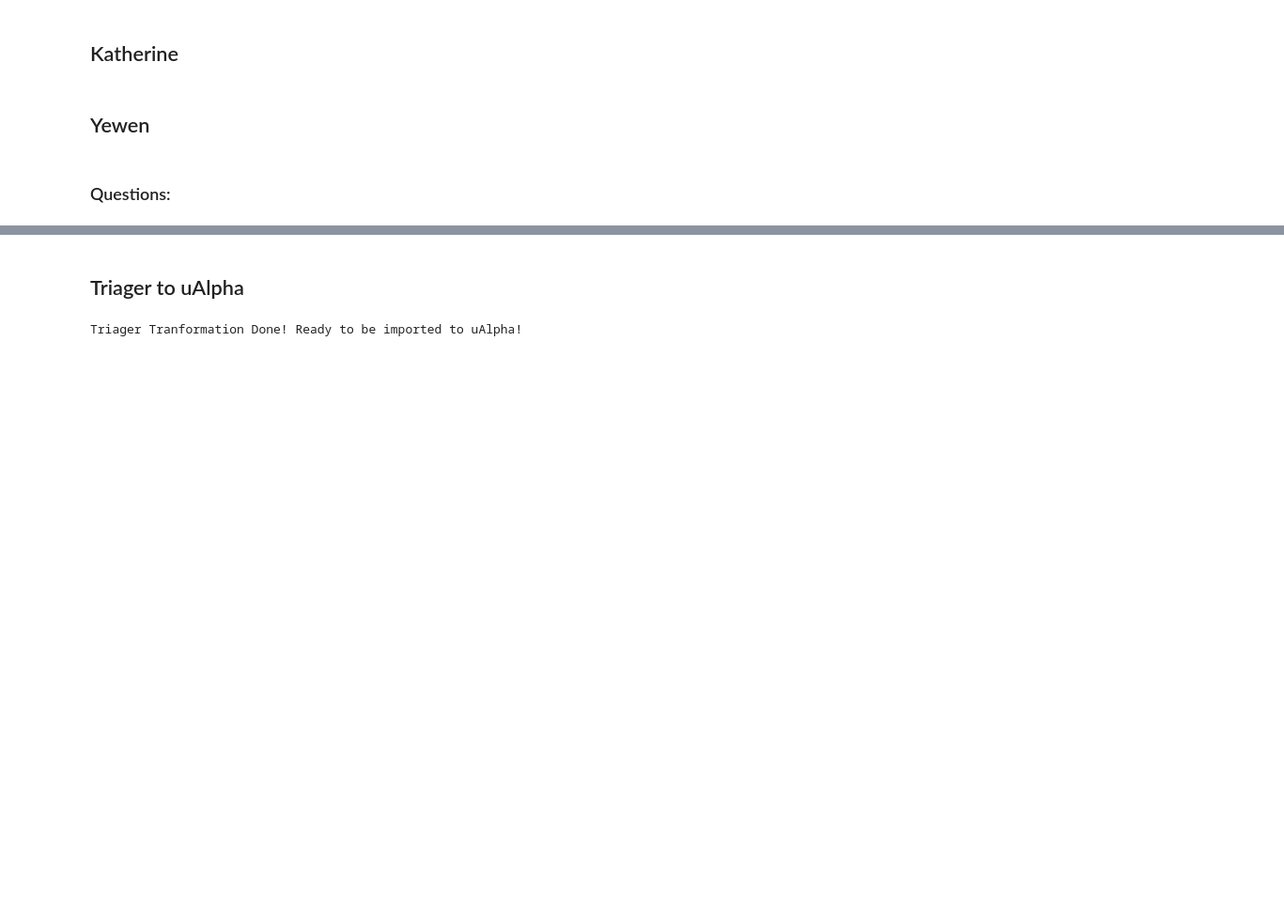
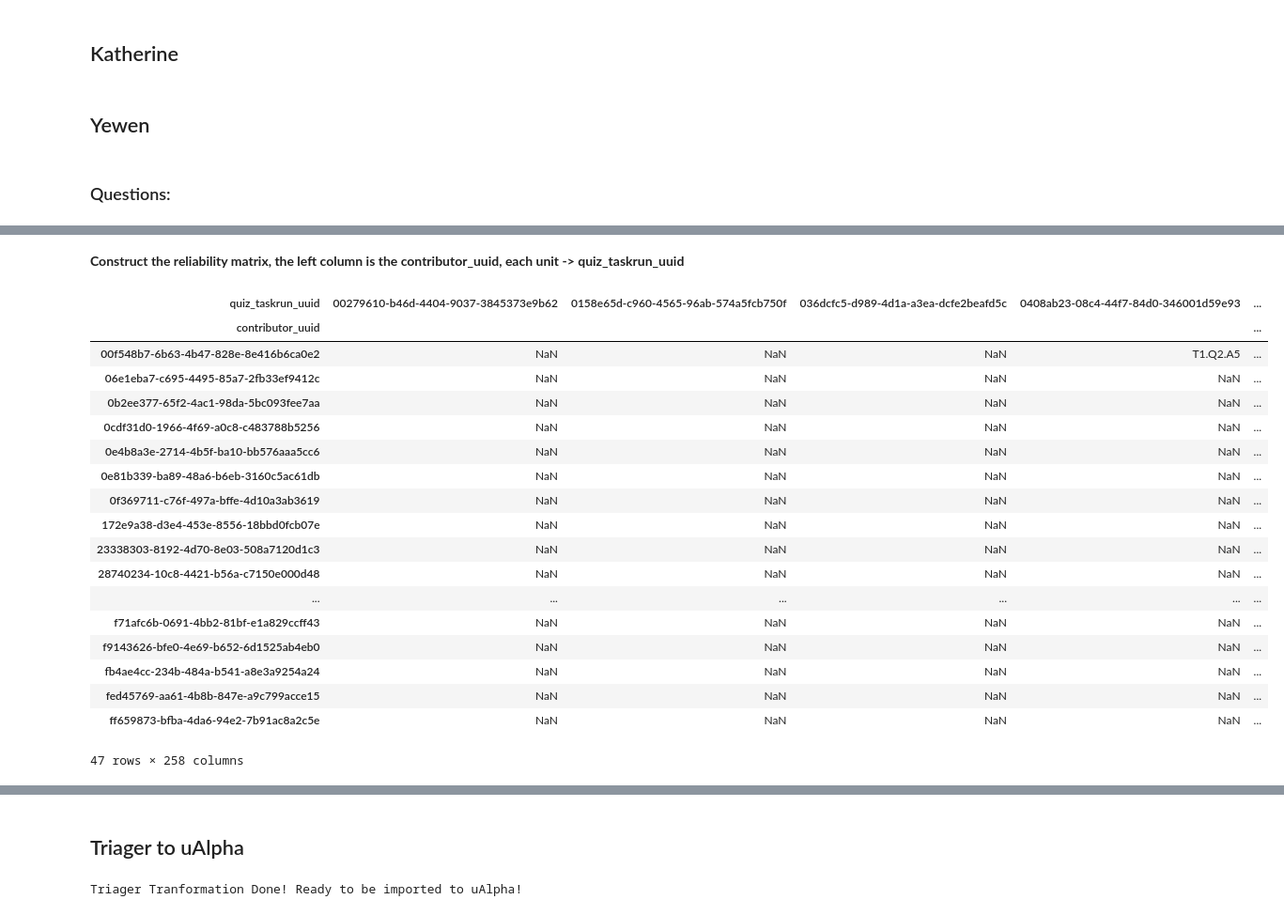
Before and after one commit to Hegelim/PE-Validation-Fall-20, a Jupyter notebook: PE Validation Fall 20.ipynb, the cells around one changed output, grey strips where cells are left out. Shown at 94% size. Saved outputs shown, nothing was run; the diff lists cells and outputs as text; code cells hidden in the pictures; blank space fills up the shorter version.

Commit message:
imported fast K.py, implemented an example, wrote helper functions.

```diff
--- a/PE Validation Fall 20.ipynb
+++ b/PE Validation Fall 20.ipynb
@@ -59,0 +77,4 @@ Task4:
+# %%
+# only select that value, useful for constructing pivot_table
+def select(x):
+    return x
@@ -59,0 +362,3 @@ Task4:
+# %%
+# load the example data
+relevance = pd.read_csv("Specialists data/Covid_SourceRelevancev1-2020-10-04T1838-DataHunt.csv", encoding="escape-")
@@ -59,0 +385,7 @@ Task4:
+# %%
+relevance_q2 = relevance[relevance["question_label"] == "T1.Q2"]
+# %%
+# select certain columns
+cols = ["quiz_taskrun_uuid", "contributor_uuid", "question_label", "answer_label"]
+relevance_q2 = relevance_q2.reindex(columns=cols)
+relevance_q2.head()
@@ -59,0 +399,27 @@ Task4:
+# %% [markdown]
+**Construct the reliability matrix, the left column is the contributor_uuid, each unit -> quiz_taskrun_uuid**
+# %%
+df = pd.pivot_table(relevance_q2, values='answer_label', index='contributor_uuid', columns='quiz_taskrun_uuid', aggfunc=select)
+# drop nan rows
+df = df.dropna(axis=1, how='all')
+df
+# %% [output]
+| quiz_taskrun_uuid | 00279610-b46d-4404-9037-3845373e9b62 | 0158e65d-c960-4565-96ab-574a5fcb750f | 036dcfc5-d989-4d1a-a3ea-dcfe2beafd5c | 0408ab23-08c4-44f7-84d0-346001d59e93 | ... |
+| contributor_uuid |  |  |  |  | ... |
+| 00f548b7-6b63-4b47-828e-8e416b6ca0e2 | NaN | NaN | NaN | T1.Q2.A5 | ... |
+| 06e1eba7-c695-4495-85a7-2fb33ef9412c | NaN | NaN | NaN | NaN | ... |
+| 0b2ee377-65f2-4ac1-98da-5bc093fee7aa | NaN | NaN | NaN | NaN | ... |
+| 0cdf31d0-1966-4f69-a0c8-c483788b5256 | NaN | NaN | NaN | NaN | ... |
+| 0e4b8a3e-2714-4b5f-ba10-bb576aaa5cc6 | NaN | NaN | NaN | NaN | ... |
+| 0e81b339-ba89-48a6-b6eb-3160c5ac61db | NaN | NaN | NaN | NaN | ... |
+| 0f369711-c76f-497a-bffe-4d10a3ab3619 | NaN | NaN | NaN | NaN | ... |
+| 172e9a38-d3e4-453e-8556-18bbd0fcb07e | NaN | NaN | NaN | NaN | ... |
+| 23338303-8192-4d70-8e03-508a7120d1c3 | NaN | NaN | NaN | NaN | ... |
+| 28740234-10c8-4421-b56a-c7150e000d48 | NaN | NaN | NaN | NaN | ... |
+| ... | ... | ... | ... | ... | ... |
+| f71afc6b-0691-4bb2-81bf-e1a829ccff43 | NaN | NaN | NaN | NaN | ... |
+| f9143626-bfe0-4e69-b652-6d1525ab4eb0 | NaN | NaN | NaN | NaN | ... |
+| fb4ae4cc-234b-484a-b541-a8e3a9254a24 | NaN | NaN | NaN | NaN | ... |
+| fed45769-aa61-4b8b-847e-a9c799acce15 | NaN | NaN | NaN | NaN | ... |
+| ff659873-bfba-4da6-94e2-7b91ac8a2c5e | NaN | NaN | NaN | NaN | ... |
+47 rows × 258 columns
```
Also changed, not shown: parts of 19 cells of this notebook, 2 other files.
